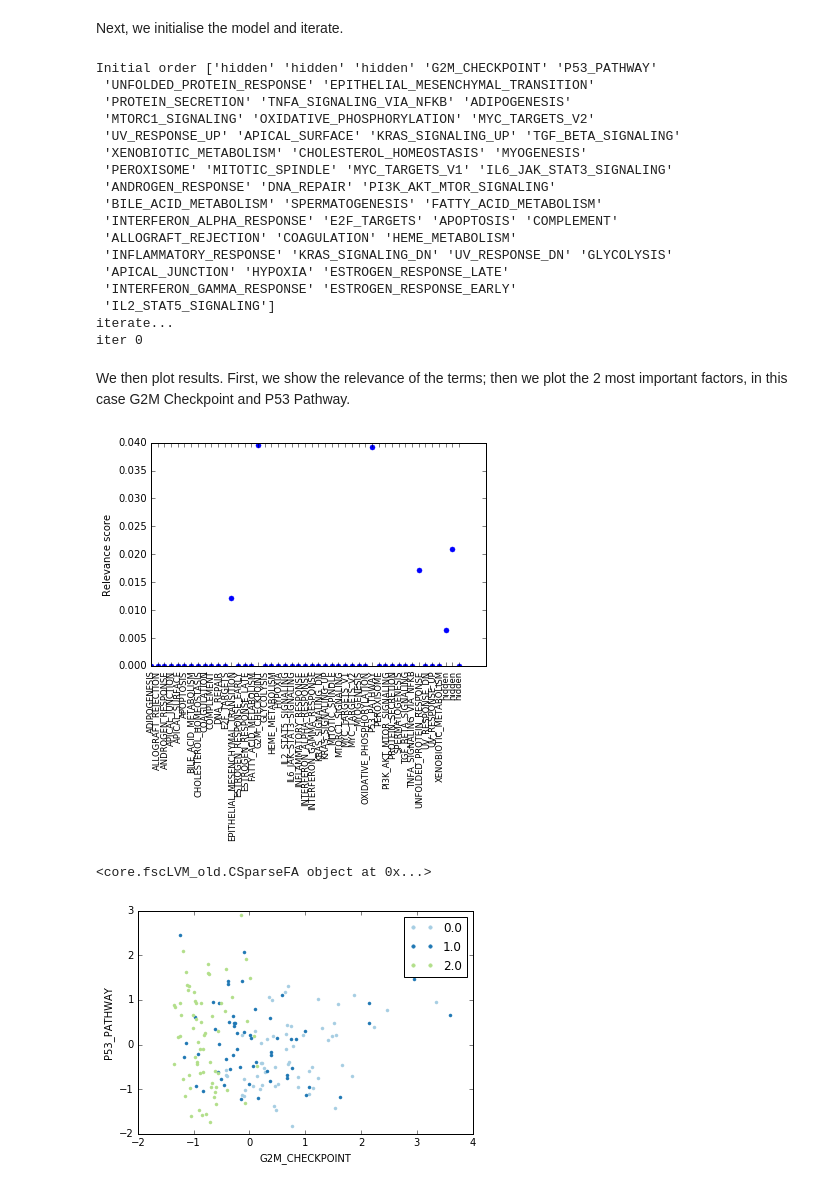
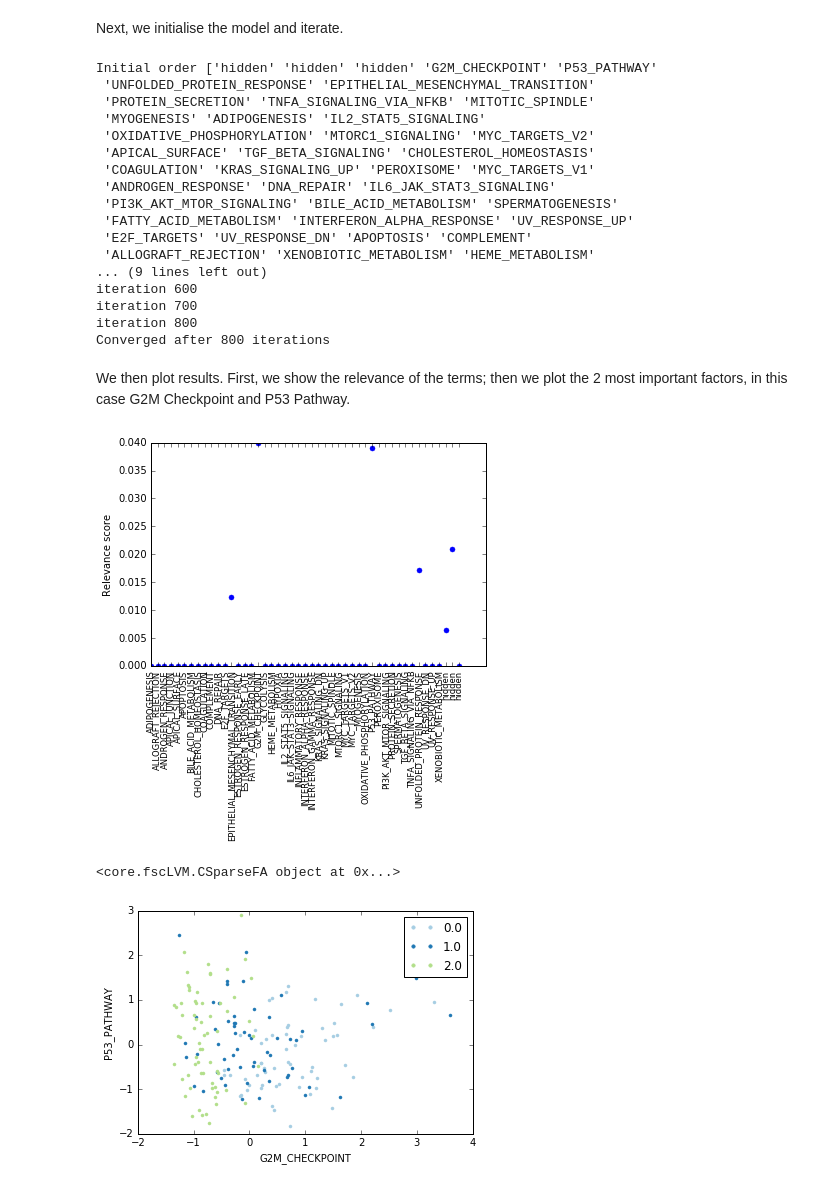
Before and after one commit to bioFAM/slalom, a Jupyter notebook: py/demo/ipynb/f-scLVM.ipynb, the cells around one changed output. Drawn from its saved outputs; the diff is of its cells as text; code cells hidden in the pictures.

```diff
--- a/py/demo/ipynb/f-scLVM.ipynb
+++ b/py/demo/ipynb/f-scLVM.ipynb
@@ -25,7 +25,10 @@ f-scLVM expects a hdf file containing the normalised, log transformed gene expre
 # %%
 dFile = 'Buettneretal.hdf5'
 #name of annotation
-anno = 'MSigDBdemo'
+anno = 'MSigDB'
+
+#specify noise model
+noise = 'gauss'
 
 #number of hidden (unannotated variables)
 nHidden = 3
@@ -36,16 +39,19 @@ idxCol=[0,1]
 # %% [markdown]
 Next we need to load the relevant data from the hdf5 file. minGenes is the minimum number of genes in a pathway.
 # %%
-data = utils.load_data(dFile, annotation='MSigDB', minGenes=15, nHidden=nHidden, doFast=True)
+data = utils.load_data(dFile, annotation=anno, minGenes=15, nHidden=nHidden, doFast=True, noise=noise)
 # %% [markdown]
 Next, we initialise the model and iterate.
 # %%
 Y = data['Y']
 
 #use pre-training to determine initial update order
-init_factors = {}
-init_factors['iLatent'] = SP.where(data['terms']=='hidden')[0]
-Ilabel = utils.getIlabel('preTrain',Y, data['terms'], data['pi'],init_factors)
+init_params = {}
+init_params['noise'] = noise
+init_params['iLatent'] = SP.where(data['terms']=='hidden')[0]
+
+#get initial ordering via pre-training
+Ilabel = utils.preTrain(Y, data['terms'], data['pi'],init_params)
 
 #re-order terms
 print "Initial order", data['terms'][Ilabel]
@@ -54,7 +60,7 @@ pi = data['pi'][:,Ilabel]
 
 
 #initialise model
-init={'init_data':fscLVM.CGauss(Y),'Pi':pi,'init_factors':init_factors}
+init={'init_data':fscLVM.CGauss(Y),'Pi':pi,'init_factors':init_params}
 priors = {'Eps': {'priors':[1E-3,1E-3]}}
 FA = fscLVM.CSparseFA(components=pi.shape[1], priors=priors,verbose=True)
 FA.init(**init)
@@ -64,34 +70,35 @@ FA.iterate()
 # %% [output]
 Initial order ['hidden' 'hidden' 'hidden' 'G2M_CHECKPOINT' 'P53_PATHWAY'
  'UNFOLDED_PROTEIN_RESPONSE' 'EPITHELIAL_MESENCHYMAL_TRANSITION'
- 'PROTEIN_SECRETION' 'TNFA_SIGNALING_VIA_NFKB' 'ADIPOGENESIS'
- 'MTORC1_SIGNALING' 'OXIDATIVE_PHOSPHORYLATION' 'MYC_TARGETS_V2'
- 'UV_RESPONSE_UP' 'APICAL_SURFACE' 'KRAS_SIGNALING_UP' 'TGF_BETA_SIGNALING'
- 'XENOBIOTIC_METABOLISM' 'CHOLESTEROL_HOMEOSTASIS' 'MYOGENESIS'
- 'PEROXISOME' 'MITOTIC_SPINDLE' 'MYC_TARGETS_V1' 'IL6_JAK_STAT3_SIGNALING'
- 'ANDROGEN_RESPONSE' 'DNA_REPAIR' 'PI3K_AKT_MTOR_SIGNALING'
- 'BILE_ACID_METABOLISM' 'SPERMATOGENESIS' 'FATTY_ACID_METABOLISM'
- 'INTERFERON_ALPHA_RESPONSE' 'E2F_TARGETS' 'APOPTOSIS' 'COMPLEMENT'
- 'ALLOGRAFT_REJECTION' 'COAGULATION' 'HEME_METABOLISM'
- 'INFLAMMATORY_RESPONSE' 'KRAS_SIGNALING_DN' 'UV_RESPONSE_DN' 'GLYCOLYSIS'
- 'APICAL_JUNCTION' 'HYPOXIA' 'ESTROGEN_RESPONSE_LATE'
- 'INTERFERON_GAMMA_RESPONSE' 'ESTROGEN_RESPONSE_EARLY'
- 'IL2_STAT5_SIGNALING']
-iterate...
-iter 0
+ 'PROTEIN_SECRETION' 'TNFA_SIGNALING_VIA_NFKB' 'MITOTIC_SPINDLE'
+ 'MYOGENESIS' 'ADIPOGENESIS' 'IL2_STAT5_SIGNALING'
+ 'OXIDATIVE_PHOSPHORYLATION' 'MTORC1_SIGNALING' 'MYC_TARGETS_V2'
+ 'APICAL_SURFACE' 'TGF_BETA_SIGNALING' 'CHOLESTEROL_HOMEOSTASIS'
+ 'COAGULATION' 'KRAS_SIGNALING_UP' 'PEROXISOME' 'MYC_TARGETS_V1'
+ 'ANDROGEN_RESPONSE' 'DNA_REPAIR' 'IL6_JAK_STAT3_SIGNALING'
+ 'PI3K_AKT_MTOR_SIGNALING' 'BILE_ACID_METABOLISM' 'SPERMATOGENESIS'
+ 'FATTY_ACID_METABOLISM' 'INTERFERON_ALPHA_RESPONSE' 'UV_RESPONSE_UP'
+ 'E2F_TARGETS' 'UV_RESPONSE_DN' 'APOPTOSIS' 'COMPLEMENT'
+ 'ALLOGRAFT_REJECTION' 'XENOBIOTIC_METABOLISM' 'HEME_METABOLISM'
+... (9 lines left out)
+iteration 600
+iteration 700
+iteration 800
+Converged after 800 iterations
 # %% [markdown]
 
 We then plot results. First, we show the relevance of the terms; then we plot the 2 most important factors, in this case G2M Checkpoint and P53 Pathway.
 # %%
 #scatter plot of two most important factors
 utils.plotTerms(FA, terms=terms)
 
 dataFile = h5py.File(os.path.join(data_dir, dFile), 'r')
-utils.plotFactors(0,1,FA,lab = dataFile['Known'][:][0,:]+2*dataFile['Known'][:][1,:], terms=terms, isCont=False)
+utils.plotFactors(0,1,FA,lab = dataFile['Known'][:][0,:]+2*dataFile['Known'][:][1,:],
+                  terms=terms, isCont=False)
 # %% [output]
 [figure]
-<core.fscLVM_old.CSparseFA object at 0x...>
+<core.fscLVM.CSparseFA object at 0x...>
-[figure, old version]
+[figure, new version]
 # %%
 #specify out_file
 #utils.saveFA(FA)
```
Also changed, not shown: parts of 1 cell of this notebook, 6 other files.
